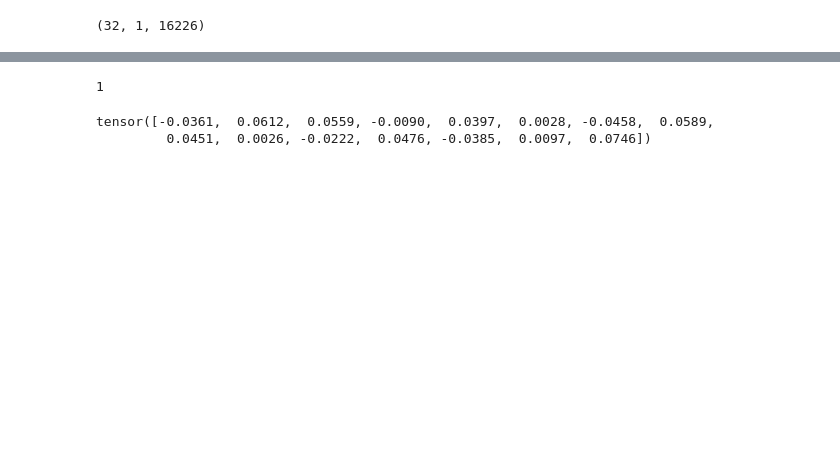
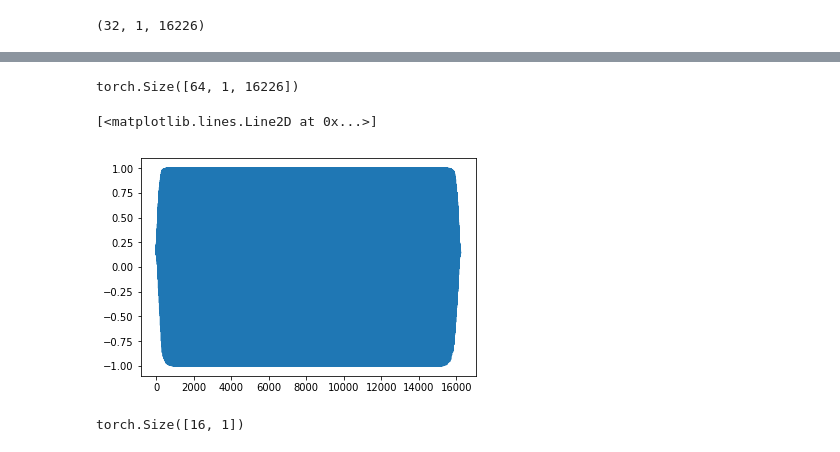
Before and after one commit to meersuri/JupyterNotebooks, a Jupyter notebook: wave_gan_implementation.ipynb, the cells around one changed output, grey strips where cells are left out. Drawn from its saved outputs; the diff is of its cells as text; code cells hidden in the pictures; blank space fills up the shorter version.

```diff
--- a/wave_gan_implementation.ipynb
+++ b/wave_gan_implementation.ipynb
@@ -32,8 +32,7 @@ class Generator(nn.Module):
         out = F.relu(self.tconv2(out))
         out = F.relu(self.tconv3(out))
         out = F.relu(self.tconv4(out))
-        out = F.relu(self.tconv5(out))
-        out = torch.tanh(out)
+        out = torch.tanh(self.tconv5(out))
         return out
 # %%
 # G = nn.ConvTranspose1d(1, 2, 25, stride = 4, dilation = 1, padding = 4)
@@ -229,3 +262,15 @@ AttributeError: 'tuple' object has no attribute 'dim'
+# %%
+z = 2*torch.rand(batch_size, 100) - 1
+z = z.to(device)
+fake = G(z)
+print(fake.shape)
+fake = fake.detach().cpu().numpy()
+fake = fake.squeeze()
+plt.plot(fake[0])
+# %% [output]
+torch.Size([64, 1, 16226])
+[<matplotlib.lines.Line2D at 0x...>]
+[figure, added]
 # %%
 class Module(nn.Module):
     def __init__(self, d):
@@ -245,9 +290,4 @@ grad = torch.autograd.grad(out, x, torch.ones(batch_size, 1))
-# %%
-len(grad)
-# %% [output]
-1
-# %%
-grad[0][0][:15]
-# %% [output]
-tensor([-0.0361,  0.0612,  0.0559, -0.0090,  0.0397,  0.0028, -0.0458,  0.0589,
-         0.0451,  0.0026, -0.0222,  0.0476, -0.0385,  0.0097,  0.0746])
+# %%
+out.shape
+# %% [output]
+torch.Size([16, 1])
```
Also changed, not shown: parts of 15 cells of this notebook.
